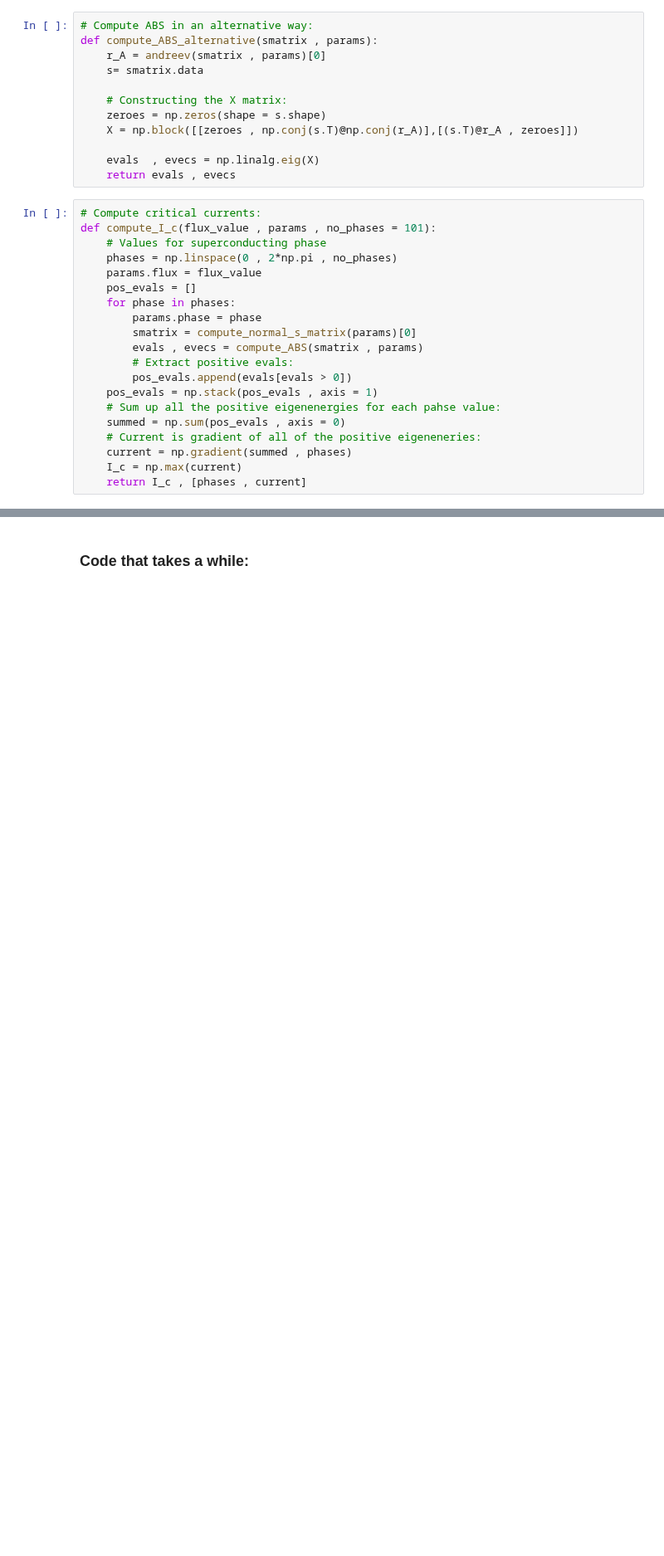
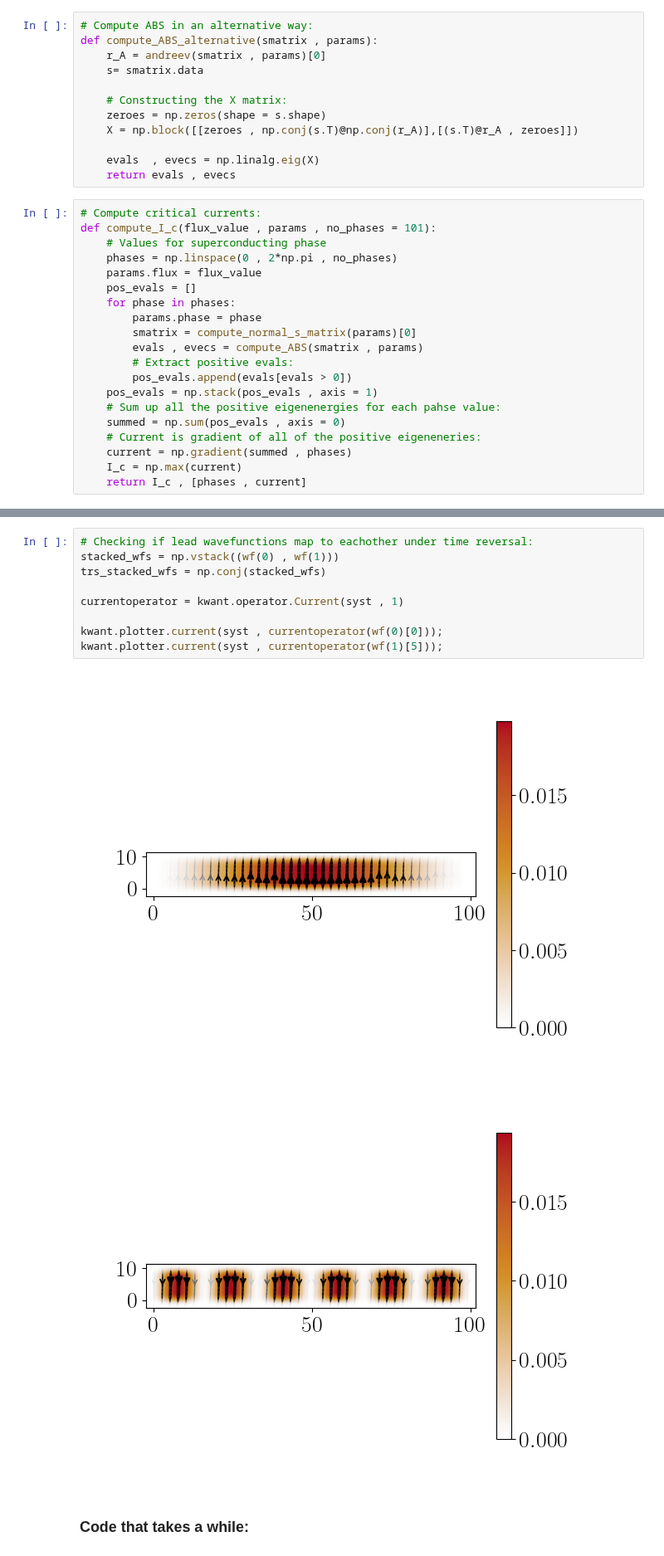
Before and after one commit to krishtoffel99/Josephson-Investigations-Old, a Jupyter notebook: Josephson effect and Supercurrents/Reproducing Paper/PRB_Scanning_Gate.ipynb, the cells around one changed output, grey strips where cells are left out. Shown at 83% size. Saved outputs shown, nothing was run; the diff lists cells and outputs as text; blank space fills up the shorter version.

```diff
--- a/Josephson effect and Supercurrents/Reproducing Paper/PRB_Scanning_Gate.ipynb
+++ b/Josephson effect and Supercurrents/Reproducing Paper/PRB_Scanning_Gate.ipynb
@@ -209,3 +205,15 @@ t_c , A_e , A_h , psi_wf = calculate_supercurrent_distribution(5 , 0, params)
+# %%
+# Checking if lead wavefunctions map to eachother under time reversal:
+stacked_wfs = np.vstack((wf(0) , wf(1)))
+trs_stacked_wfs = np.conj(stacked_wfs)
+
+currentoperator = kwant.operator.Current(syst , 1)
+
+kwant.plotter.current(syst , currentoperator(wf(0)[0]));
+kwant.plotter.current(syst , currentoperator(wf(1)[5]));
+# %% [output]
+[figure, added]
+[figure, added]
 # %% [markdown]
 ### Code that takes a while:
 # %%
```
Also changed, not shown: parts of 6 cells of this notebook.
